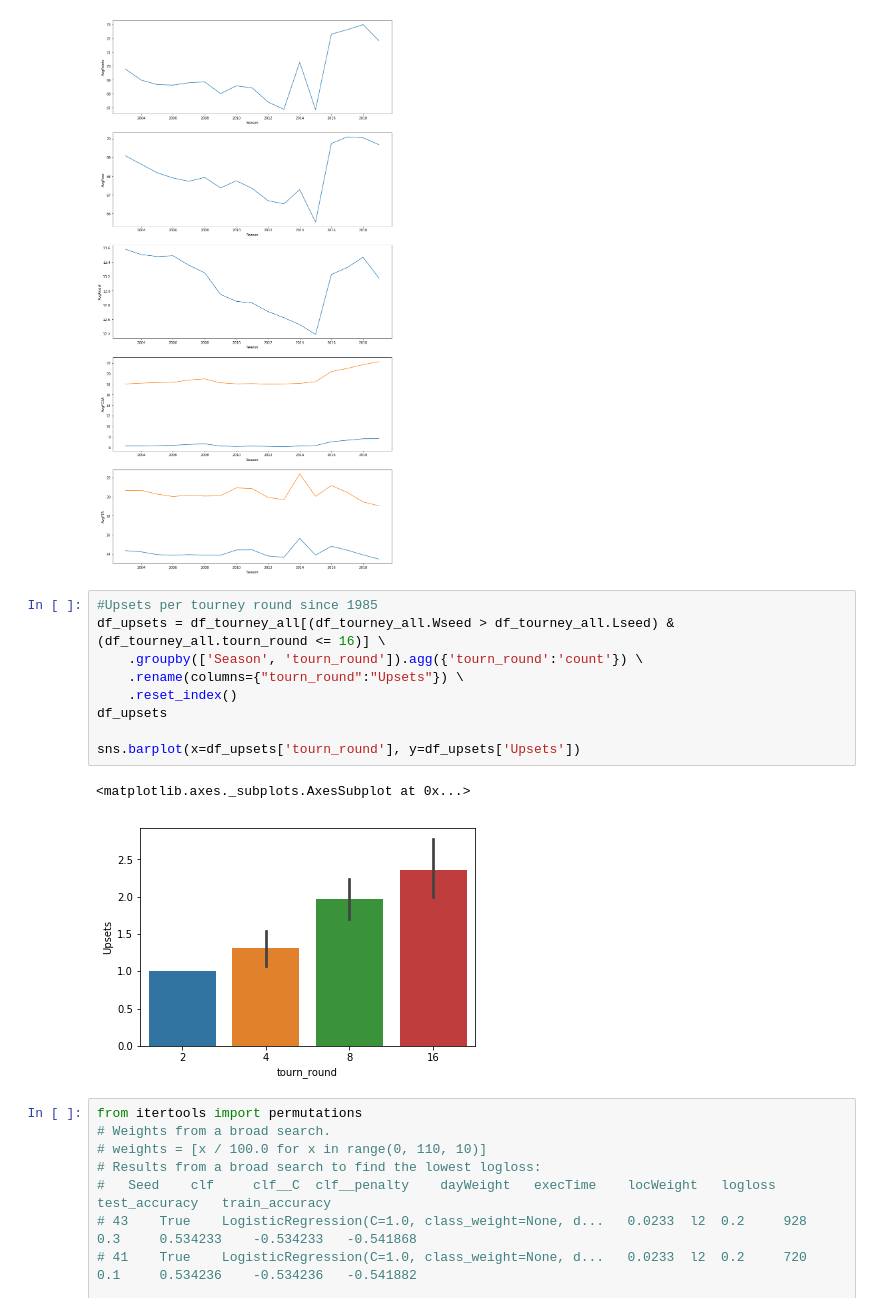
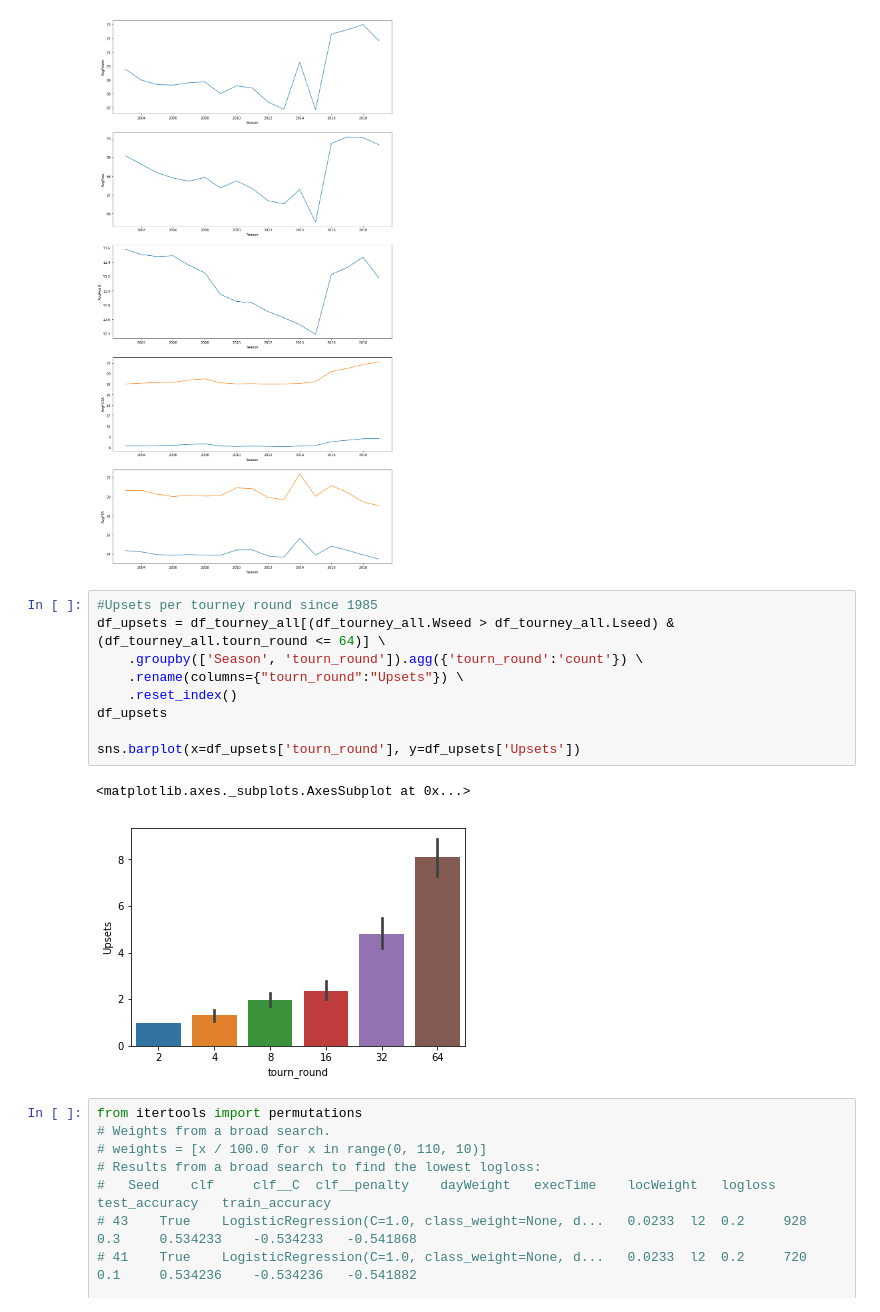
Before and after one commit to mjmcfalls/udacity-machine-learning, a Jupyter notebook: projects/capstone/Capstone-Notebook-Working.ipynb, the cells around one changed output. Saved outputs shown, nothing was run; the diff lists cells and outputs as text.

```diff
--- a/projects/capstone/Capstone-Notebook-Working.ipynb
+++ b/projects/capstone/Capstone-Notebook-Working.ipynb
@@ -622,16 +622,16 @@ sns.lineplot(x="Season", y="AvgFTA", data=avgPoints, ax=axes[4])
 [figure]
 # %%
 #Upsets per tourney round since 1985
-df_upsets = df_tourney_all[(df_tourney_all.Wseed > df_tourney_all.Lseed) & (df_tourney_all.tourn_round <= 16)] \
+df_upsets = df_tourney_all[(df_tourney_all.Wseed > df_tourney_all.Lseed) & (df_tourney_all.tourn_round <= 64)] \
     .groupby(['Season', 'tourn_round']).agg({'tourn_round':'count'}) \
     .rename(columns={"tourn_round":"Upsets"}) \
     .reset_index()
 df_upsets
 
 sns.barplot(x=df_upsets['tourn_round'], y=df_upsets['Upsets'])
 # %% [output]
 <matplotlib.axes._subplots.AxesSubplot at 0x...>
-[figure, old version]
+[figure, new version]
 # %%
 from itertools import permutations
 # Weights from a broad search.
```
Also changed, not shown: parts of 3 cells of this notebook, 1 other file.
